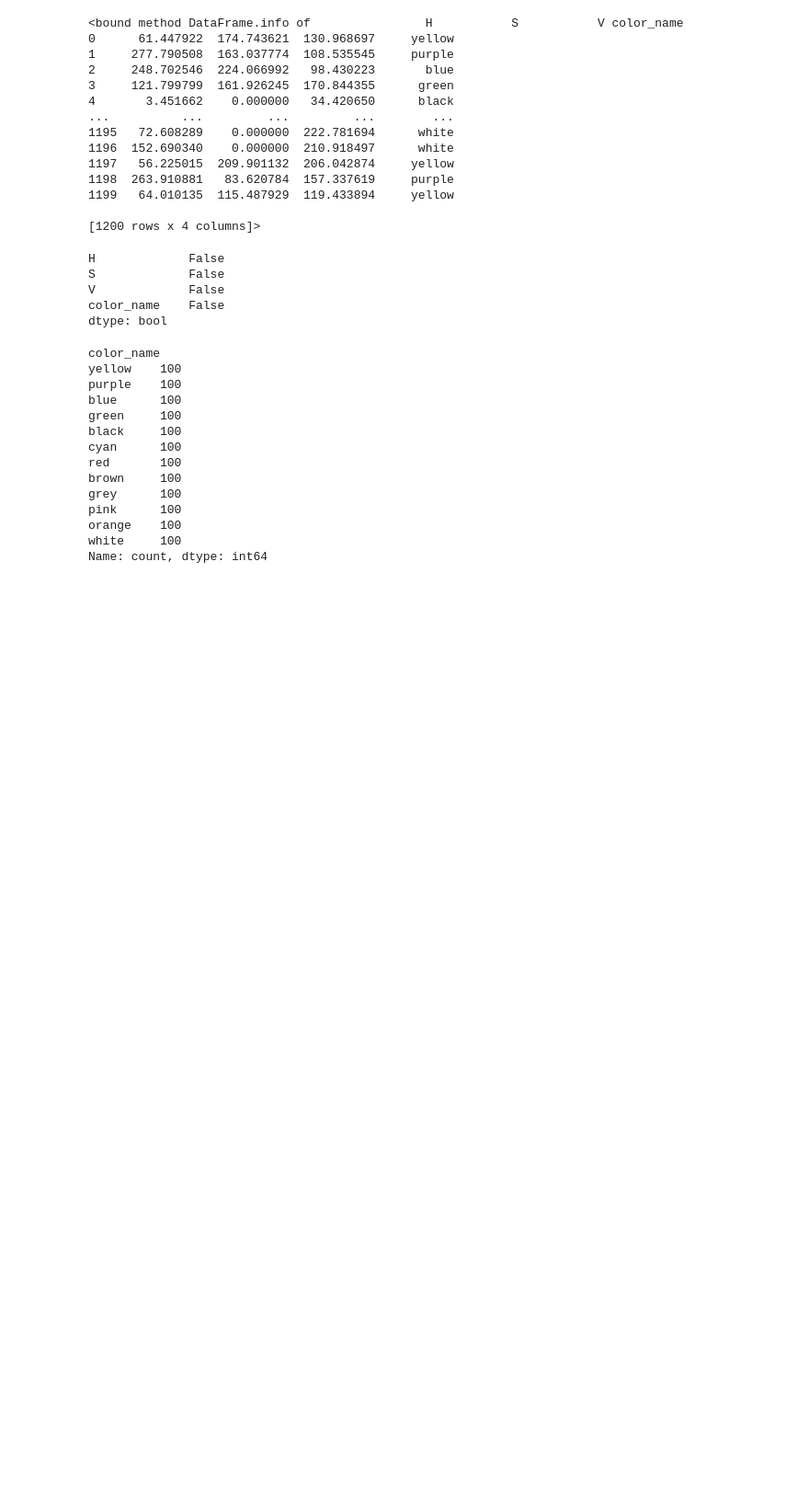
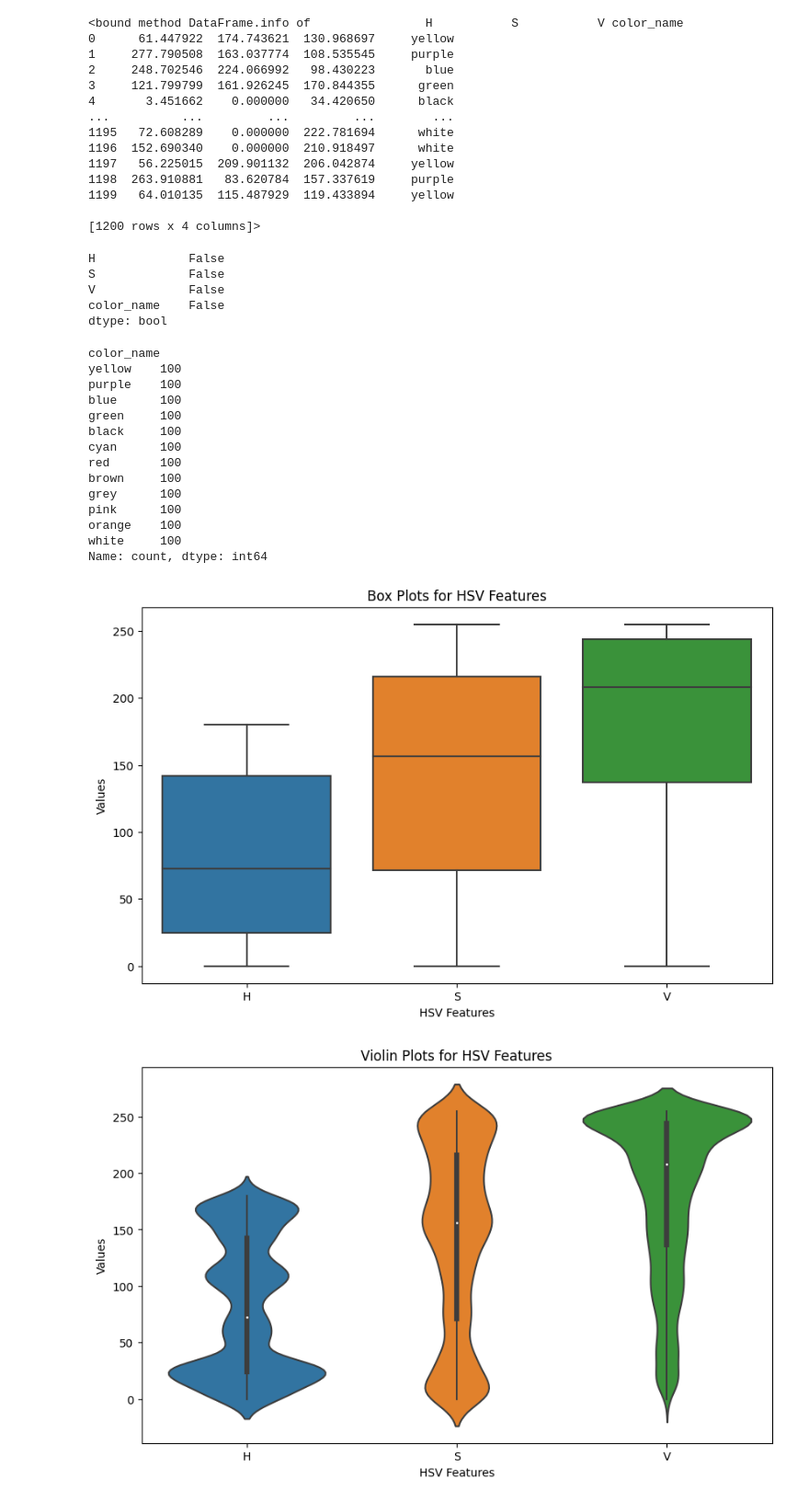
Before and after one commit to Dkalaskar/Practice_DSA_NLP_OpenCV_Opps, a Jupyter notebook: ComputerVision/opencv/colordataset.ipynb, the cells around one changed output. Shown: that part at 92% size. Saved outputs shown, nothing was run; the diff lists cells and outputs as text; code cells hidden in the pictures; blank space fills up the shorter version.

```diff
--- a/ComputerVision/opencv/colordataset.ipynb
+++ b/ComputerVision/opencv/colordataset.ipynb
@@ -105,3 +105,29 @@ pink      100
 orange    100
 white     100
 Name: count, dtype: int64
+# %%
+import pandas as pd
+import seaborn as sns
+import matplotlib.pyplot as plt
+
+# Load the dataset from CSV
+dataset = pd.read_csv('D:/Dataset/hsvcolor/train_combined_20k_hsv.csv')
+
+# Create box plots for each feature (H, S, V)
+plt.figure(figsize=(10, 6))
+sns.boxplot(data=dataset[['H', 'S', 'V']])
+plt.title('Box Plots for HSV Features')
+plt.xlabel('HSV Features')
+plt.ylabel('Values')
+plt.show()
+
+# Create violin plots for each feature (H, S, V)
+plt.figure(figsize=(10, 6))
+sns.violinplot(data=dataset[['H', 'S', 'V']])
+plt.title('Violin Plots for HSV Features')
+plt.xlabel('HSV Features')
+plt.ylabel('Values')
+plt.show()
+# %% [output]
+[figure, added]
+[figure, added]
```
Also changed, not shown: parts of 2 cells of this notebook, 1 other file.
